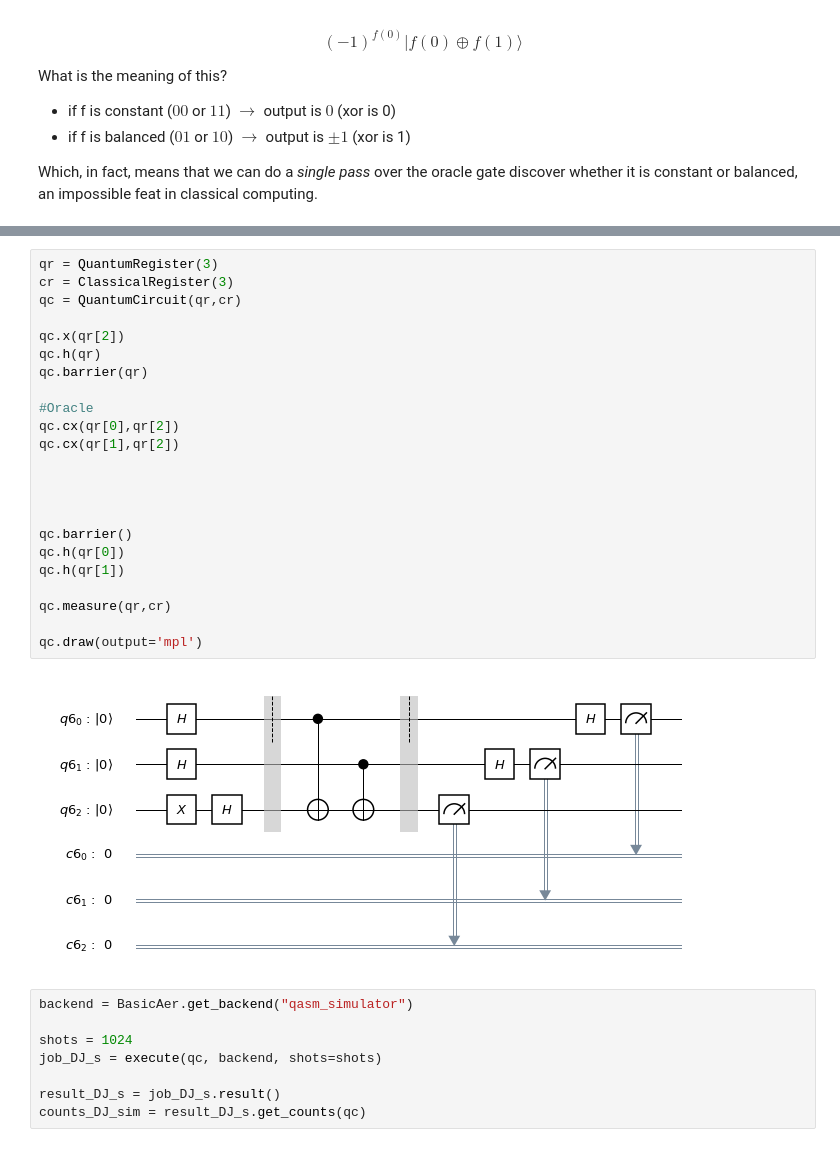
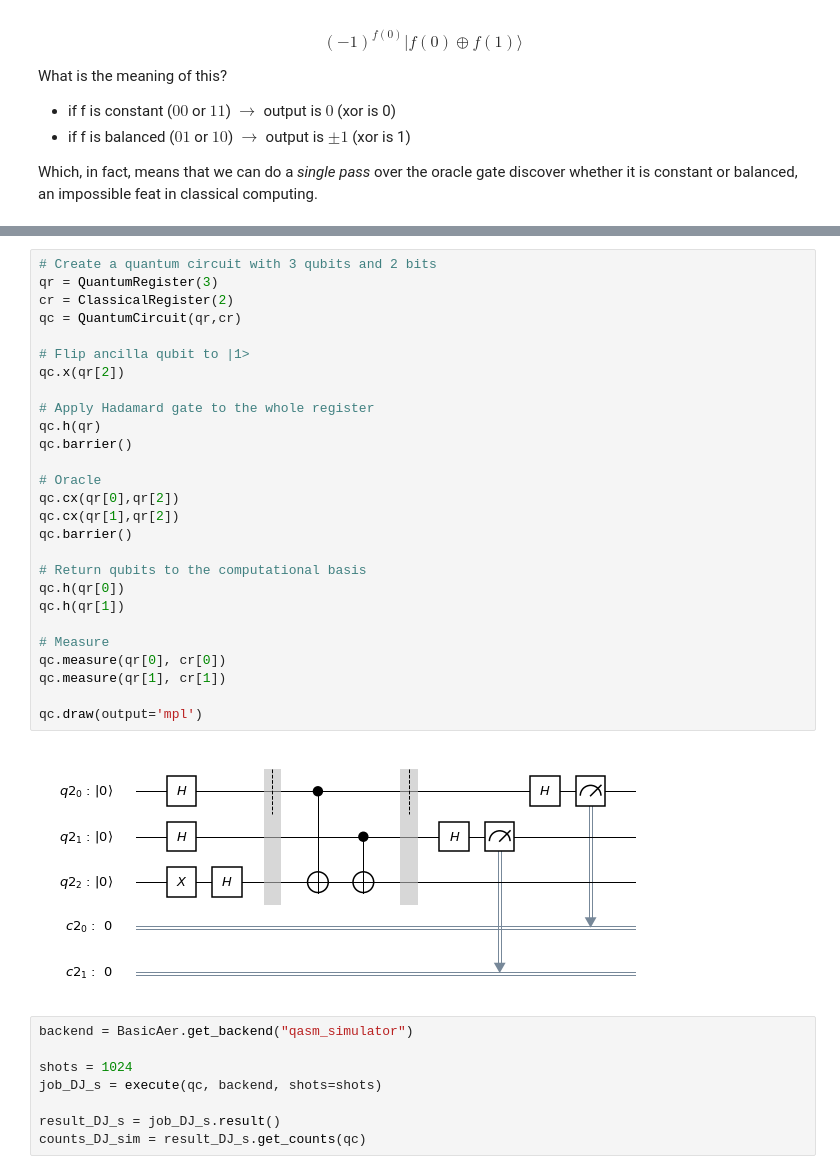
Before and after one commit to afonsofr/Qiskit_hands_on, a Jupyter notebook: basics.ipynb, the cells around one changed output, grey strips where cells are left out. Saved outputs shown, nothing was run; the diff lists cells and outputs as text.

```diff
--- a/basics.ipynb
+++ b/basics.ipynb
@@ -499,30 +555,34 @@ Generalizing for a function $f: \{0,1\}^n \rightarrow \{0,1\}$, a classical algo
 
 Deutsch-Josza's algorithm illustrates the notion of **quantum parallelism**: a quantum register has the ability to exist in a superposition of base states - each one may be thought of as a single argument to a function. A function performed on the register in a superposition of states is thus performed on each of the components of the superposition, _while only being applied once_.
 # %%
+# Create a quantum circuit with 3 qubits and 2 bits
 qr = QuantumRegister(3)
-cr = ClassicalRegister(3)
+cr = ClassicalRegister(2)
 qc = QuantumCircuit(qr,cr)
 
+# Flip ancilla qubit to |1>
 qc.x(qr[2])
+
+# Apply Hadamard gate to the whole register
 qc.h(qr)
-qc.barrier(qr)
+qc.barrier()
 
-#Oracle
+# Oracle
 qc.cx(qr[0],qr[2])
 qc.cx(qr[1],qr[2])
+qc.barrier()
 
-
-
-
-qc.barrier()
+# Return qubits to the computational basis
 qc.h(qr[0])
 qc.h(qr[1])
 
-qc.measure(qr,cr)
+# Measure
+qc.measure(qr[0], cr[0])
+qc.measure(qr[1], cr[1])
 
 qc.draw(output='mpl')
 # %% [output]
-[figure, old version]
+[figure, new version]
 # %%
 backend = BasicAer.get_backend("qasm_simulator")
 
```
Also changed, not shown: parts of 8 cells of this notebook, 3 other files.
